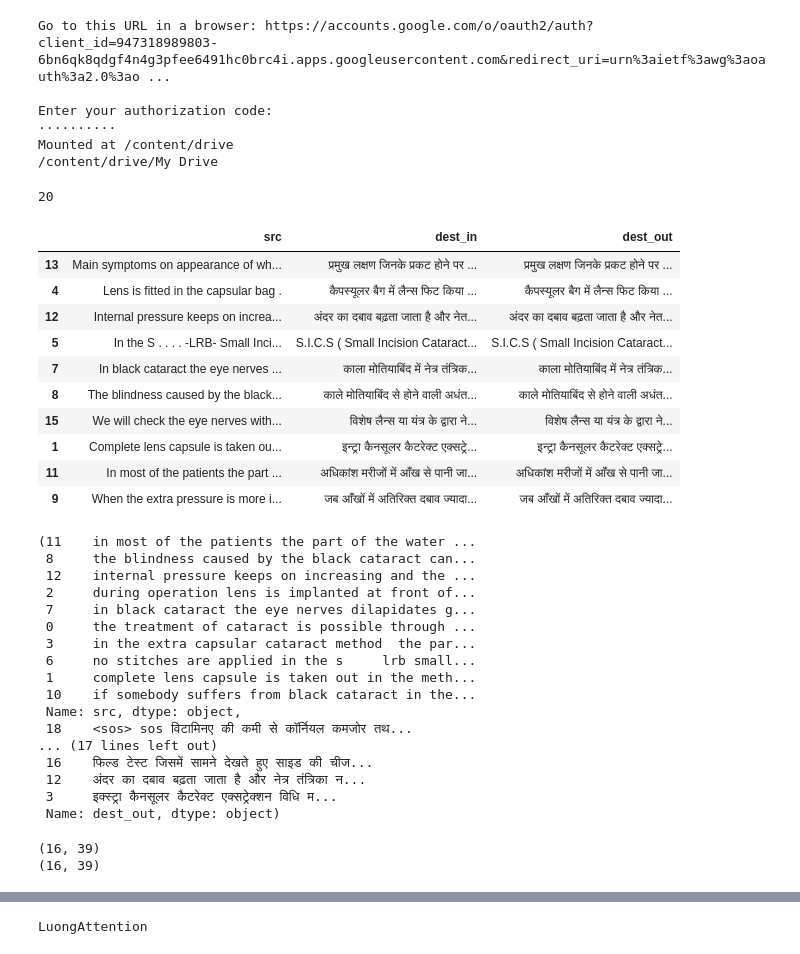
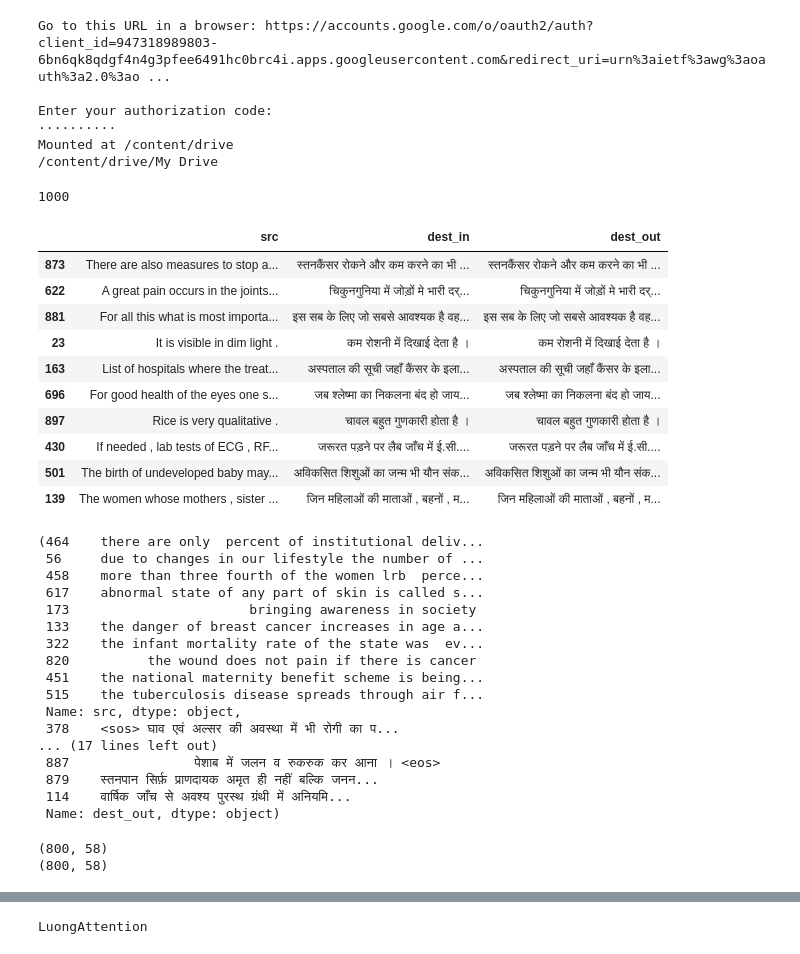
Before and after one commit to pnjha/NLP-Assignments, a Jupyter notebook: nlp_q4.ipynb, the cells around one changed output, grey strips where cells are left out. Cells and saved outputs as stored; diff of their text form; code cells hidden in the pictures.

```diff
--- a/nlp_q4.ipynb
+++ b/nlp_q4.ipynb
@@ -65,24 +67,24 @@ Mounted at /content/drive
 # %%
 X = pd.read_table('./NLA S20 - Assignment 2 Data/enghin/train.en', names=['src'])
 Y_in = pd.read_table('./NLA S20 - Assignment 2 Data/enghin/train.hi', names=['dest_in'])
 Y_out = pd.read_table('./NLA S20 - Assignment 2 Data/enghin/train.hi', names=['dest_out'])
-lines = pd.concat([X[:20],Y_in[:20],Y_out[:20]], axis=1)
+lines = pd.concat([X[:1000],Y_in[:1000],Y_out[:1000]], axis=1)
 print(len(lines))
 # lines = shuffle(lines)
 lines.sample(10)
 # %% [output]
-20
+1000
 |  | src | dest_in | dest_out |
-| 13 | Main symptoms on appearance of wh... | प्रमुख लक्षण जिनके प्रकट होने पर ... | प्रमुख लक्षण जिनके प्रकट होने पर ... |
-| 4 | Lens is fitted in the capsular bag . | कैपस्यूलर बैग में लैन्स फिट किया ... | कैपस्यूलर बैग में लैन्स फिट किया ... |
-| 12 | Internal pressure keeps on increa... | अंदर का दबाव बढ़ता जाता है और नेत... | अंदर का दबाव बढ़ता जाता है और नेत... |
-| 5 | In the S . . . . -LRB- Small Inci... | S.I.C.S ( Small Incision Cataract... | S.I.C.S ( Small Incision Cataract... |
-| 7 | In black cataract the eye nerves ... | काला मोतियाबिंद में नेत्र तंत्रिक... | काला मोतियाबिंद में नेत्र तंत्रिक... |
-| 8 | The blindness caused by the black... | काले मोतियाबिंद से होने वाली अधंत... | काले मोतियाबिंद से होने वाली अधंत... |
-| 15 | We will check the eye nerves with... | विशेष लैन्स या यंत्र के द्वारा ने... | विशेष लैन्स या यंत्र के द्वारा ने... |
-| 1 | Complete lens capsule is taken ou... | इन्ट्रा कैनसूलर कैटरेक्ट एक्सट्रे... | इन्ट्रा कैनसूलर कैटरेक्ट एक्सट्रे... |
-| 11 | In most of the patients the part ... | अधिकांश मरीजों में आँख से पानी जा... | अधिकांश मरीजों में आँख से पानी जा... |
-| 9 | When the extra pressure is more i... | जब आँखों में अतिरिक्त दबाव ज्यादा... | जब आँखों में अतिरिक्त दबाव ज्यादा... |
+| 873 | There are also measures to stop a... | स्तनकैंसर रोकने और कम करने का भी ... | स्तनकैंसर रोकने और कम करने का भी ... |
+| 622 | A great pain occurs in the joints... | चिकुनगुनिया में जोड़ों मे भारी दर्... | चिकुनगुनिया में जोड़ों मे भारी दर्... |
+| 881 | For all this what is most importa... | इस सब के लिए जो सबसे आवश्यक है वह... | इस सब के लिए जो सबसे आवश्यक है वह... |
+| 23 | It is visible in dim light . | कम रोशनी में दिखाई देता है । | कम रोशनी में दिखाई देता है । |
+| 163 | List of hospitals where the treat... | अस्पताल की सूची जहाँ कैंसर के इला... | अस्पताल की सूची जहाँ कैंसर के इला... |
+| 696 | For good health of the eyes one s... | जब श्‍लेष्मा का निकलना बंद हो जाय... | जब श्‍लेष्मा का निकलना बंद हो जाय... |
+| 897 | Rice is very qualitative . | चावल बहुत गुणकारी होता है । | चावल बहुत गुणकारी होता है । |
+| 430 | If needed , lab tests of ECG , RF... | जरूरत पड़ने पर लैब जाँच में ई.सी.... | जरूरत पड़ने पर लैब जाँच में ई.सी.... |
+| 501 | The birth of undeveloped baby may... | अविकसित शिशुओं का जन्म भी यौन संक... | अविकसित शिशुओं का जन्म भी यौन संक... |
+| 139 | The women whose mothers , sister ... | जिन महिलाओं की माताओं , बहनों , म... | जिन महिलाओं की माताओं , बहनों , म... |
 # %%
 def process_data(data,append_char):
     data = data.apply(lambda x: x.lower())
@@ -103,22 +105,22 @@ lines.dest_in = process_data(lines.dest_in,1)
 lines.dest_out = process_data(lines.dest_out,2)
 lines.src.sample(10),lines.dest_in.sample(10),lines.dest_out.sample(10)
 # %% [output]
-(11    in most of the patients the part of the water ...
- 8     the blindness caused by the black cataract can...
- 12    internal pressure keeps on increasing and the ...
- 2     during operation lens is implanted at front of...
- 7     in black cataract the eye nerves dilapidates g...
- 0     the treatment of cataract is possible through ...
- 3     in the extra capsular cataract method  the par...
- 6     no stitches are applied in the s     lrb small...
- 1     complete lens capsule is taken out in the meth...
- 10    if somebody suffers from black cataract in the...
+(464    there are only  percent of institutional deliv...
+ 56     due to changes in our lifestyle the number of ...
+ 458    more than three fourth of the women lrb  perce...
+ 617    abnormal state of any part of skin is called s...
+ 173                       bringing awareness in society
+ 133    the danger of breast cancer increases in age a...
+ 322    the infant mortality rate of the state was  ev...
+ 820          the wound does not pain if there is cancer
+ 451    the national maternity benefit scheme is being...
+ 515    the tuberculosis disease spreads through air f...
  Name: src, dtype: object,
- 18    <sos> sos विटामिनए की कमी से कॉर्नियल कमजोर तथ...
+ 378    <sos> घाव एवं अल्सर की अवस्था में भी रोगी का प...
 ... (17 lines left out)
- 16    फिल्ड टेस्ट जिसमें सामने देखते हुए साइड की चीज...
- 12    अंदर का दबाव बढ़ता जाता है और नेत्र तंत्रिका न...
- 3     इक्स्ट्रा कैनसूलर कैटरेक्ट एक्सट्रेक्शन विधि म...
+ 887                पेशाब में जलन व रुकरुक कर आना । <eos>
+ 879    स्तनपान सिर्फ़ प्राणदायक अमृत ही नहीं बल्कि जनन...
+ 114    वार्षिक जाँच से अवश्य पुरस्थ ग्रंथी में अनियमि...
  Name: dest_out, dtype: object)
 # %%
 X, y_in, y_out = lines.src.values, lines.dest_in.values, lines.dest_out.values
@@ -144,8 +146,8 @@ data_dest_out = tf.keras.preprocessing.sequence.pad_sequences(data_dest_out,padd
 print(data_dest_in.shape)
 print(data_dest_out.shape)
 # %% [output]
-(16, 39)
-(16, 39)
+(800, 58)
+(800, 58)
 # %%
 class Encoder(tf.keras.Model):
     def __init__(self, vocab_size, embedding_size, lstm_size):
```
Also changed, not shown: parts of 15 cells of this notebook.
